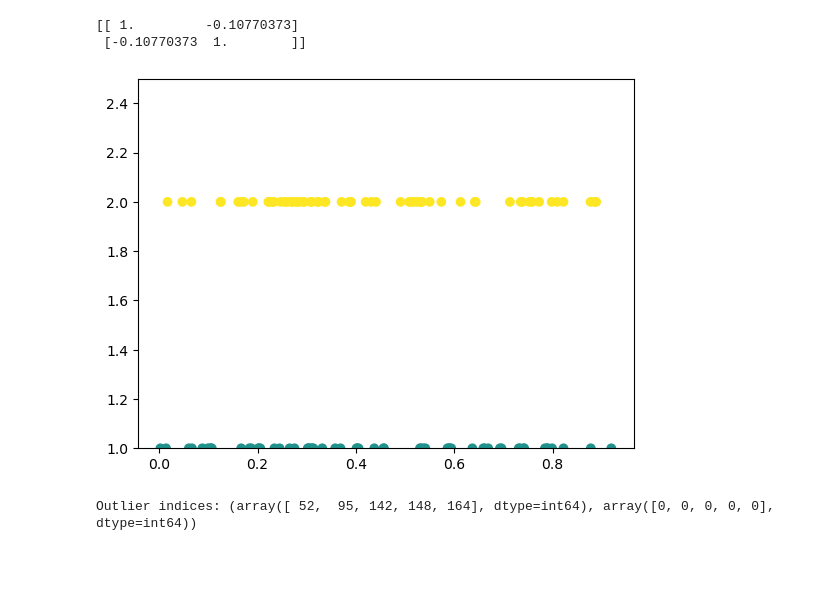
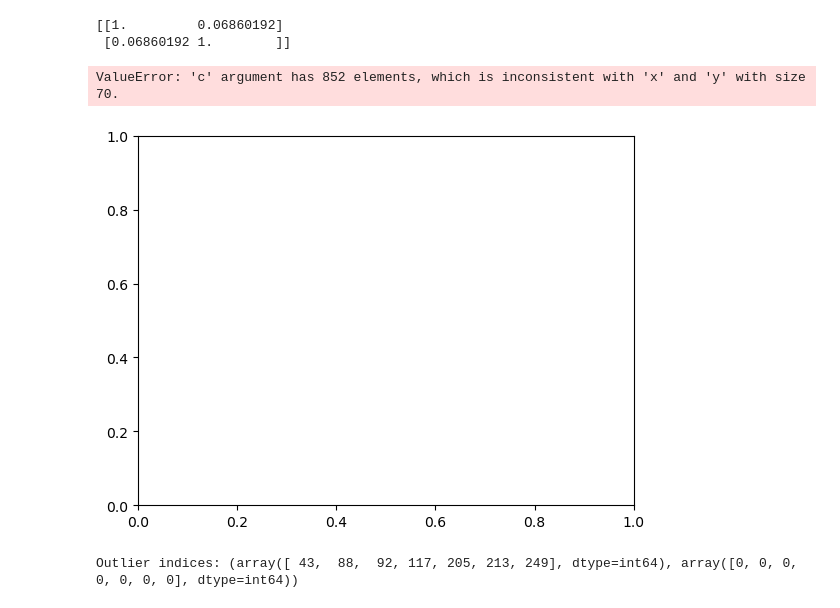
Before and after one commit to JBorregaardd/bachelorprojekt---satellit, a Jupyter notebook: data_vis.ipynb, the cells around one changed output. Saved outputs shown, nothing was run; the diff lists cells and outputs as text; code cells hidden in the pictures; blank space fills up the shorter version.

```diff
--- a/data_vis.ipynb
+++ b/data_vis.ipynb
@@ -72,34 +40,47 @@ for i in range(len(df)):
     else:
         df.loc[i, "N_level"] = 0
 # %%
-X = df["ndvi_mean"].values.reshape(-1,1)
-y = df["N"].values.reshape(-1,1)
+X = msavi_df["Mean"].values.reshape(-1,1)
+y = msavi_df["N"].values.reshape(-1,1)
 
-X_train, X_test, y_train, y_test = train_test_split(X, y, test_size=0.2, random_state=0)
+
+
+# Replace infinities with nan Then replace nan with mean (or median, or mode)
+#X = np.where(np.isinf(X), np.nan, X)
+
+
+#X = np.where(np.isnan(X), np.nanmean(X), X)
+#X_train, X_test, y_train, y_test = train_test_split(X, y, test_size=0.2, random_state=0)
+
+
+
 
 regressor = LinearRegression()
-regressor.fit(X_train, y_train)
+regressor.fit(X, y)
+
+
 
 LinearRegression()
 
 
-print(np.corrcoef(X_train.reshape(-1), y_train.reshape(-1)))
+print(np.corrcoef(X.reshape(-1), y.reshape(-1)))
 # %% [output]
-[[ 1.         -0.10770373]
- [-0.10770373  1.        ]]
+[[1.         0.06860192]
+ [0.06860192 1.        ]]
 # %%
 
 
 y_pred = regressor.predict(X)
 
 plt.scatter(X, y,c=df["N_level"],cmap='viridis')
 plt.plot(X, y_pred,color='k')
 
-plt.ylim([1, 2.5])
+
 
 plt.show()
 # %% [output]
+ValueError: 'c' argument has 852 elements, which is inconsistent with 'x' and 'y' with size 70.
-[figure, old version]
+[figure, new version]
 # %%
 from scipy import stats
 
@@ -111,4 +92,4 @@ outliers = np.where(z_scores > threshold)
 
 print(f'Outlier indices: {outliers}')
 # %% [output]
-Outlier indices: (array([ 52,  95, 142, 148, 164], dtype=int64), array([0, 0, 0, 0, 0], dtype=int64))
+Outlier indices: (array([ 43,  88,  92, 117, 205, 213, 249], dtype=int64), array([0, 0, 0, 0, 0, 0, 0], dtype=int64))
```
Also changed, not shown: parts of 3 cells of this notebook, 10 other files.
